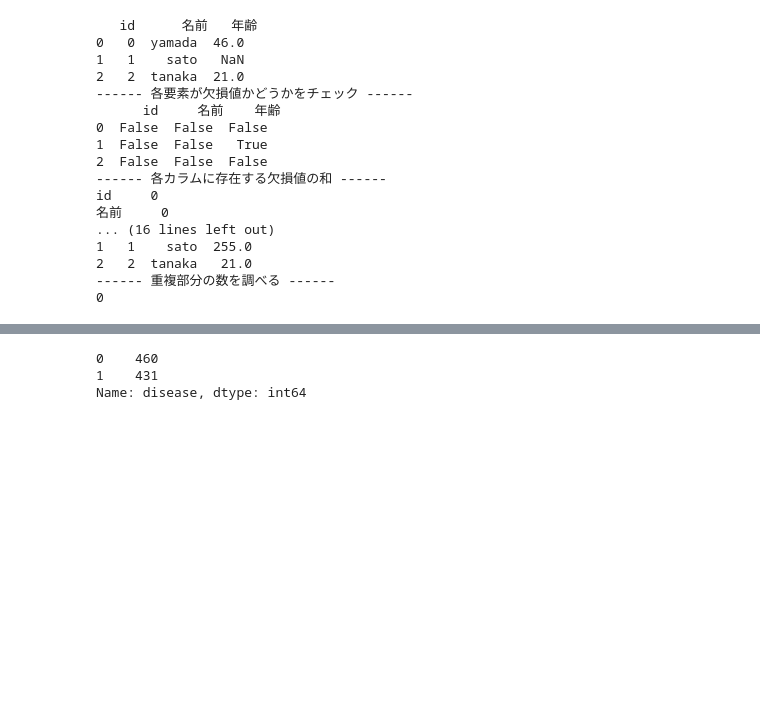
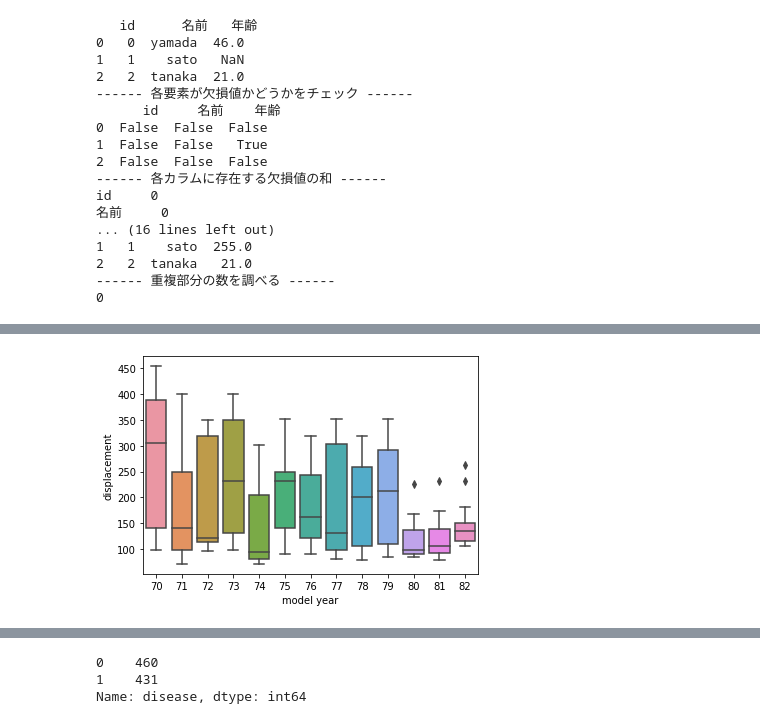
Before and after one commit to Tritama/python-practice, a Jupyter notebook: ML_note_0.ipynb, the cells around one changed output, grey strips where cells are left out. Drawn from its saved outputs; the diff is of its cells as text; code cells hidden in the pictures; blank space fills up the shorter version.

```diff
--- a/ML_note_0.ipynb
+++ b/ML_note_0.ipynb
@@ -435,0 +453,6 @@ origin        0.533671  -0.497373  ...    0.124279  1.000000
+# %%
+# 箱髭図 plt.boxplotではなく，snsなところに注意 dataは後ろに持って行く必要あり
+sns.boxplot('model year','displacement',data=data_train)
+plt.show()
+# %% [output]
+[figure, added]
```
Also changed, not shown: parts of 25 cells of this notebook.
